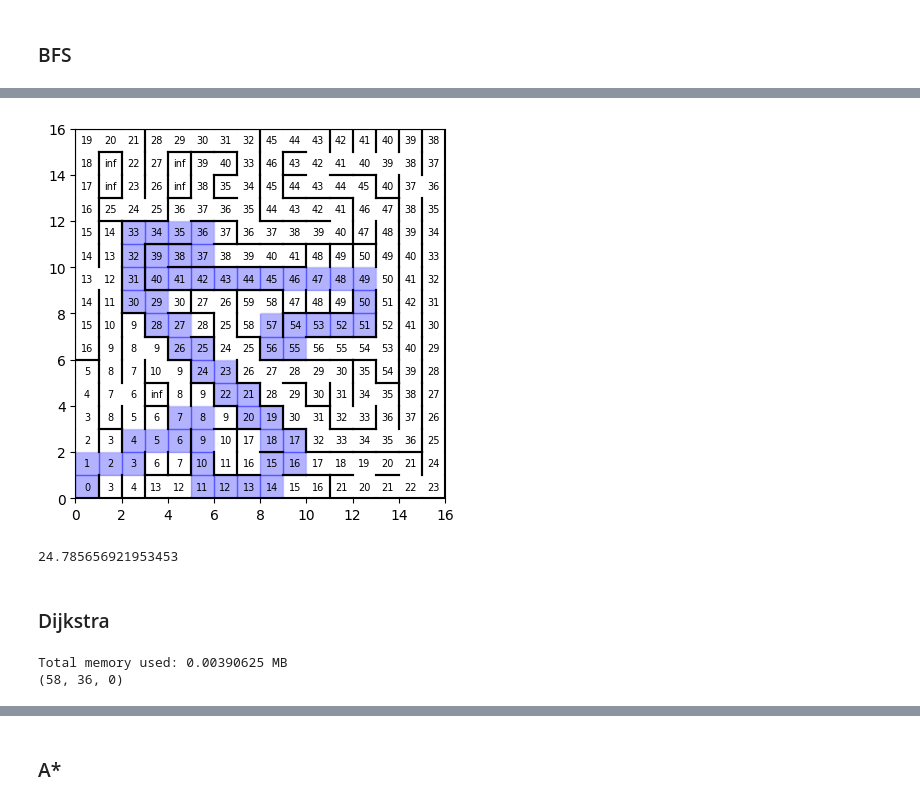
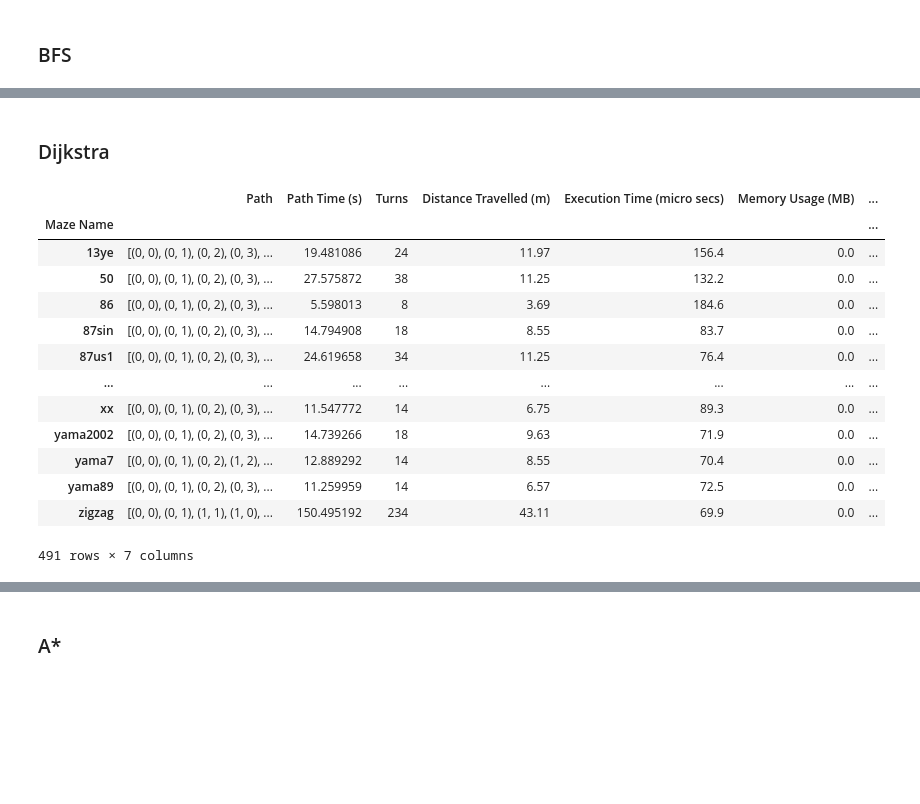
Before and after one commit to FarisAnsara/Optimal-Pathfinding-Micromouse, a Jupyter notebook: Results.ipynb, the cells around one changed output, grey strips where cells are left out. Saved outputs shown, nothing was run; the diff lists cells and outputs as text; code cells hidden in the pictures; blank space fills up the shorter version.

```diff
--- a/Results.ipynb
+++ b/Results.ipynb
@@ -186,19 +251,66 @@ print(bfs.get_stats())
 # %%
-Utils().draw_maze(walls=maze, path=bfs_path, dist_map = bfs.distances)
+# Utils().draw_maze(walls=maze, path=bfs_path, dist_map = bfs.distances)
-# %% [output]
-[figure, removed]
 # %%
-stats = Stats()
-print(stats.get_time_from_path(bfs_path))
+# stats = Stats()
+# print(stats.get_time_from_path(bfs_path))
-# %% [output]
-24.785656921953453
 # %% [markdown]
 ### Dijkstra
+# %%
+stats = Stats()
+dijkstra_paths = []
+dijkstra_path_times = []
+dijkstra_turns = []
+dijkstra_distances = []
+dijkstra_cells_travelled = []
+dijkstra_exec_time = []
+dijkstra_memory = []
+for name, item in mazes.items():
+    start_time = time.perf_counter_ns()
+    dijkstra = Dijkstra(walls=item)
+    dijkstra_exec_time.append(get_runtime(start_time) * pow(10, -3))
+    path = dijkstra.find_shortest_path_to_goal()
+    dijkstra_paths.append(path)
+    dijkstra_path_times.append(stats.get_time_from_path(path))
+    dist, turns = dijkstra.get_stats()
+    dijkstra_cells_travelled.append(dist)
+    dijkstra_distances.append(stats.get_dist_travelled())
+    dijkstra_turns.append(turns)
+    dijkstra_memory.append(dijkstra.total_memory_used)
+
+maze_names = mazes.keys()
+
+data = {
+    'Maze Name': maze_names,
+    'Path': dijkstra_paths,
+    'Path Time (s)': dijkstra_path_times,
+    'Turns': dijkstra_turns,
+    'Distance Travelled (m)': dijkstra_distances,
+    'Execution Time (micro secs)': dijkstra_exec_time,
+    'Memory Usage (MB)': dijkstra_memory,
+    'Cells Travelled': dijkstra_cells_travelled
+}
+
+dijkstra_df = pd.DataFrame(data).set_index('Maze Name')
+dijkstra_df.to_csv('results/csv_files/competition/dijkstra.csv')
+# %%
+dijkstra_df
+# %% [output]
+|  | Path | Path Time (s) | Turns | Distance Travelled (m) | Execution Time (micro secs) | Memory Usage (MB) | ... |
+| Maze Name |  |  |  |  |  |  | ... |
+| 13ye | [(0, 0), (0, 1), (0, 2), (0, 3), ... | 19.481086 | 24 | 11.97 | 156.4 | 0.0 | ... |
+| 50 | [(0, 0), (0, 1), (0, 2), (0, 3), ... | 27.575872 | 38 | 11.25 | 132.2 | 0.0 | ... |
+| 86 | [(0, 0), (0, 1), (0, 2), (0, 3), ... | 5.598013 | 8 | 3.69 | 184.6 | 0.0 | ... |
+| 87sin | [(0, 0), (0, 1), (0, 2), (0, 3), ... | 14.794908 | 18 | 8.55 | 83.7 | 0.0 | ... |
+| 87us1 | [(0, 0), (0, 1), (0, 2), (0, 3), ... | 24.619658 | 34 | 11.25 | 76.4 | 0.0 | ... |
+| ... | ... | ... | ... | ... | ... | ... | ... |
+| xx | [(0, 0), (0, 1), (0, 2), (0, 3), ... | 11.547772 | 14 | 6.75 | 89.3 | 0.0 | ... |
+| yama2002 | [(0, 0), (0, 1), (0, 2), (0, 3), ... | 14.739266 | 18 | 9.63 | 71.9 | 0.0 | ... |
+| yama7 | [(0, 0), (0, 1), (0, 2), (1, 2), ... | 12.889292 | 14 | 8.55 | 70.4 | 0.0 | ... |
+| yama89 | [(0, 0), (0, 1), (0, 2), (0, 3), ... | 11.259959 | 14 | 6.57 | 72.5 | 0.0 | ... |
+| zigzag | [(0, 0), (0, 1), (1, 1), (1, 0), ... | 150.495192 | 234 | 43.11 | 69.9 | 0.0 | ... |
+491 rows × 7 columns
 # %%
-dijkstra = Dijkstra(walls=maze)
-dijkstra_path = dijkstra.find_shortest_path_to_goal()
-print(dijkstra.get_stats())
+# dijkstra = Dijkstra(walls=maze)
+# dijkstra_path = dijkstra.find_shortest_path_to_goal()
+# print(dijkstra.get_stats())
-# %% [output]
-Total memory used: 0.00390625 MB
-(58, 36, 0)
 # %%
```
Also changed, not shown: parts of 42 cells of this notebook, 37 other files.
